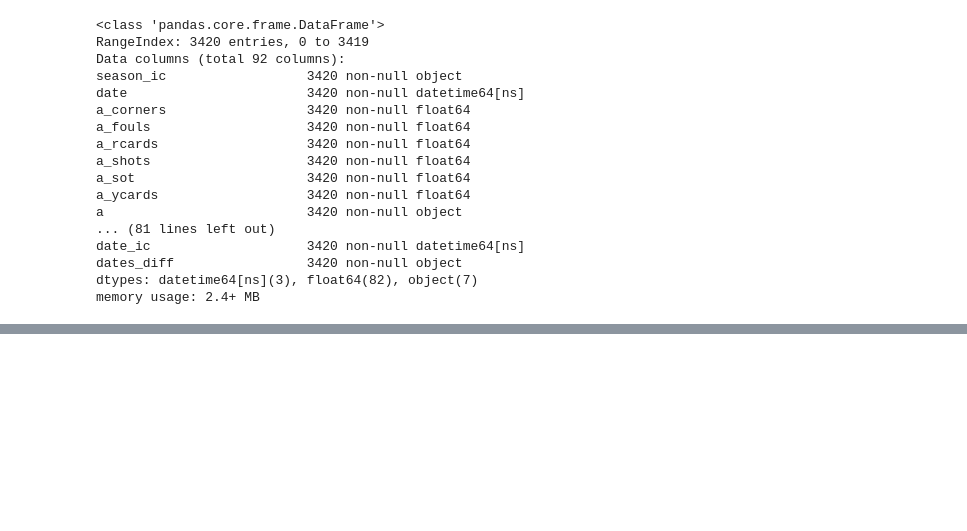
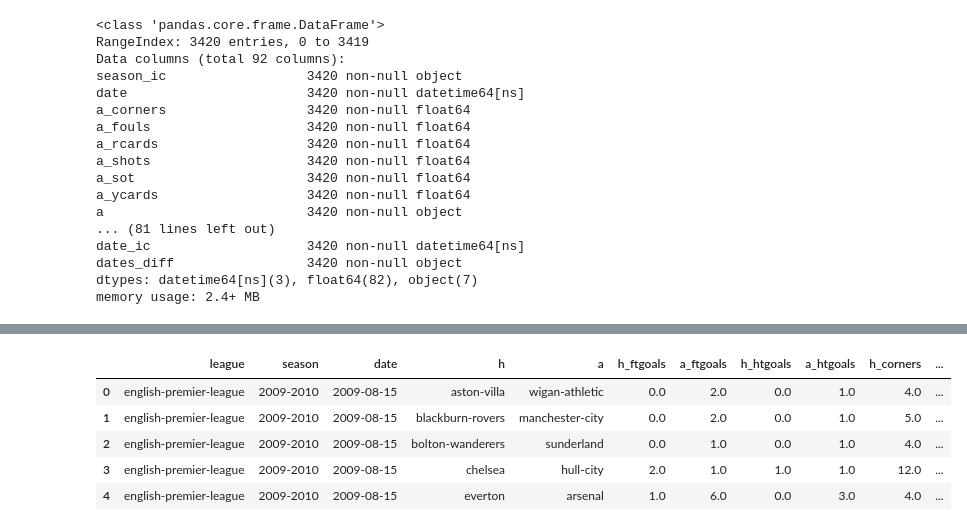
Before and after one commit to DMacGillivray/soccer-predictions, a Jupyter notebook: notebooks/001.05 Data - Scope Data.ipynb, the cells around one changed output, grey strips where cells are left out. Saved outputs shown, nothing was run; the diff lists cells and outputs as text; code cells hidden in the pictures; blank space fills up the shorter version.

```diff
--- a/notebooks/001.05 Data - Scope Data.ipynb
+++ b/notebooks/001.05 Data - Scope Data.ipynb
@@ -96,0 +77,12 @@ df_cut.head()
+# %%
+# Initial rename to tidy up column names
+df.drop(columns=['date'], inplace=True)
+df.rename(columns = {'season_fdcu': 'season', 'date_fdcu': 'date',
+                         'h_htgoals_ic': 'h_htgoals', 'a_htgoals_ic': 'a_htgoals'}, inplace=True)
+# %%
+# Calculate Results column
+conditions = [df['h_ftgoals'] > df['a_ftgoals'],
+              df['h_ftgoals'] == df['a_ftgoals'],
+              df['h_ftgoals'] < df['a_ftgoals']]
+choices = ['hwin', 'draw', 'awin']
+df['result'] = np.select(conditions, choices, default='not-played')
@@ -96,0 +112,6 @@ df_cut.head()
+# %%
+# Rename image paths to be features
+imagepaths_rename = {'heatmap_path': 'h_heatmap', 'shotmap_path': 'h_shotmap'}
+df.rename(columns=imagepaths_rename, inplace=True)
+df['a_heatmap'] = df['h_heatmap']
+df['a_shotmap'] = df['h_shotmap']
@@ -97,3 +127,27 @@ df_cut.head()
+# %%
+keeper_cols = ['league', 'season', 'date', 'h', 'a',
+               'h_ftgoals', 'a_ftgoals', 'h_htgoals', 'a_htgoals',
+               'h_corners', 'a_corners', 'h_fouls', 'a_fouls',
+               'h_rcards', 'a_rcards', 'h_ycards', 'a_ycards',
+               'h_shots', 'a_shots', 'h_sot', 'a_sot',
+               'h_impliedwinprobbbmean', 'h_implieddrawprobbbmean',
+               'a_implieddrawprobbbmean', 'a_impliedwinprobbbmean',
+               'h_winoddsbbmean', 'h_drawoddsbbmean',
+               'a_winoddsbbmean', 'a_drawoddsbbmean',
+               'h_shotmap', 'a_shotmap',
+               'h_heatmap', 'a_heatmap']
+# %%
+df_cut = df.copy(deep=True)
+
+df_cut = df_cut[keeper_cols]
+df_cut.head()
+# %% [output]
+|  | league | season | date | h | a | h_ftgoals | a_ftgoals | h_htgoals | a_htgoals | h_corners | ... |
+| 0 | english-premier-league | 2009-2010 | 2009-08-15 | aston-villa | wigan-athletic | 0.0 | 2.0 | 0.0 | 1.0 | 4.0 | ... |
+| 1 | english-premier-league | 2009-2010 | 2009-08-15 | blackburn-rovers | manchester-city | 0.0 | 2.0 | 0.0 | 1.0 | 5.0 | ... |
+| 2 | english-premier-league | 2009-2010 | 2009-08-15 | bolton-wanderers | sunderland | 0.0 | 1.0 | 0.0 | 1.0 | 4.0 | ... |
+| 3 | english-premier-league | 2009-2010 | 2009-08-15 | chelsea | hull-city | 2.0 | 1.0 | 1.0 | 1.0 | 12.0 | ... |
+| 4 | english-premier-league | 2009-2010 | 2009-08-15 | everton | arsenal | 1.0 | 6.0 | 0.0 | 3.0 | 4.0 | ... |
 # %%
 df_cut.info()
 # %% [output]
```
Also changed, not shown: parts of 8 cells of this notebook, 6 other files.
